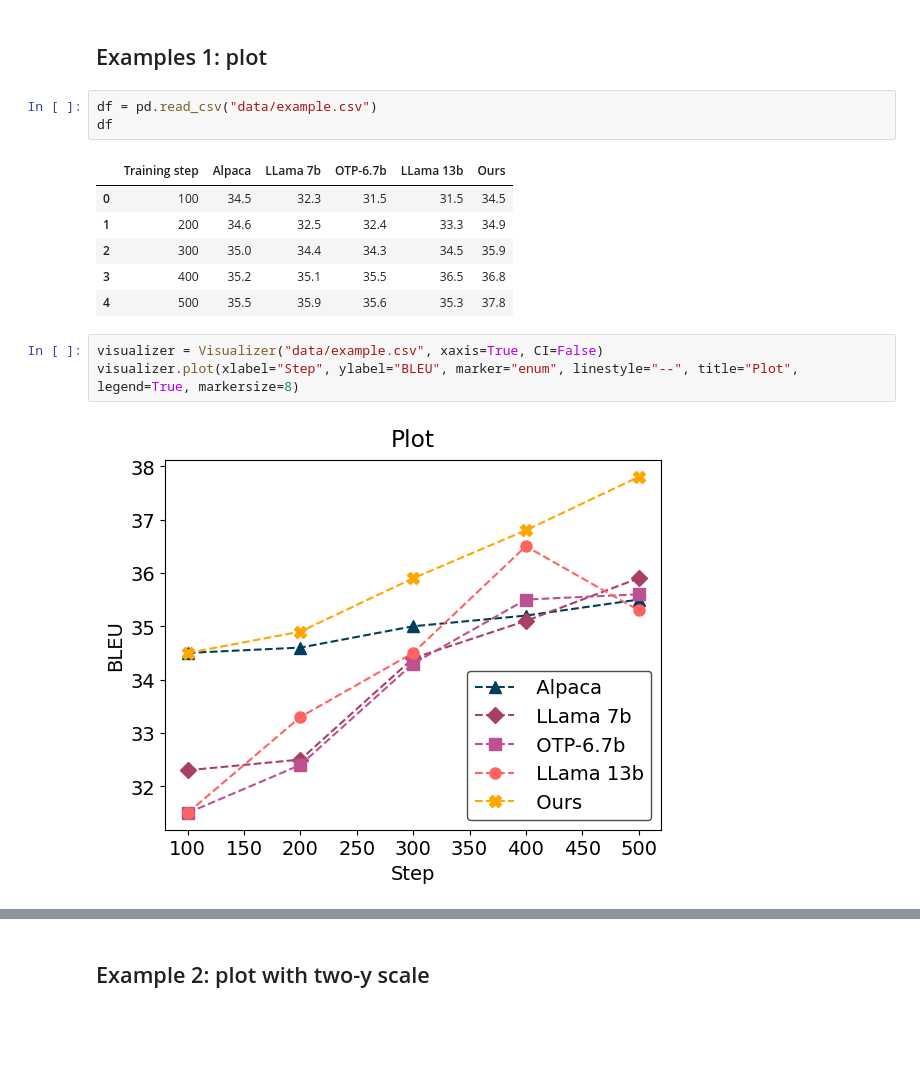
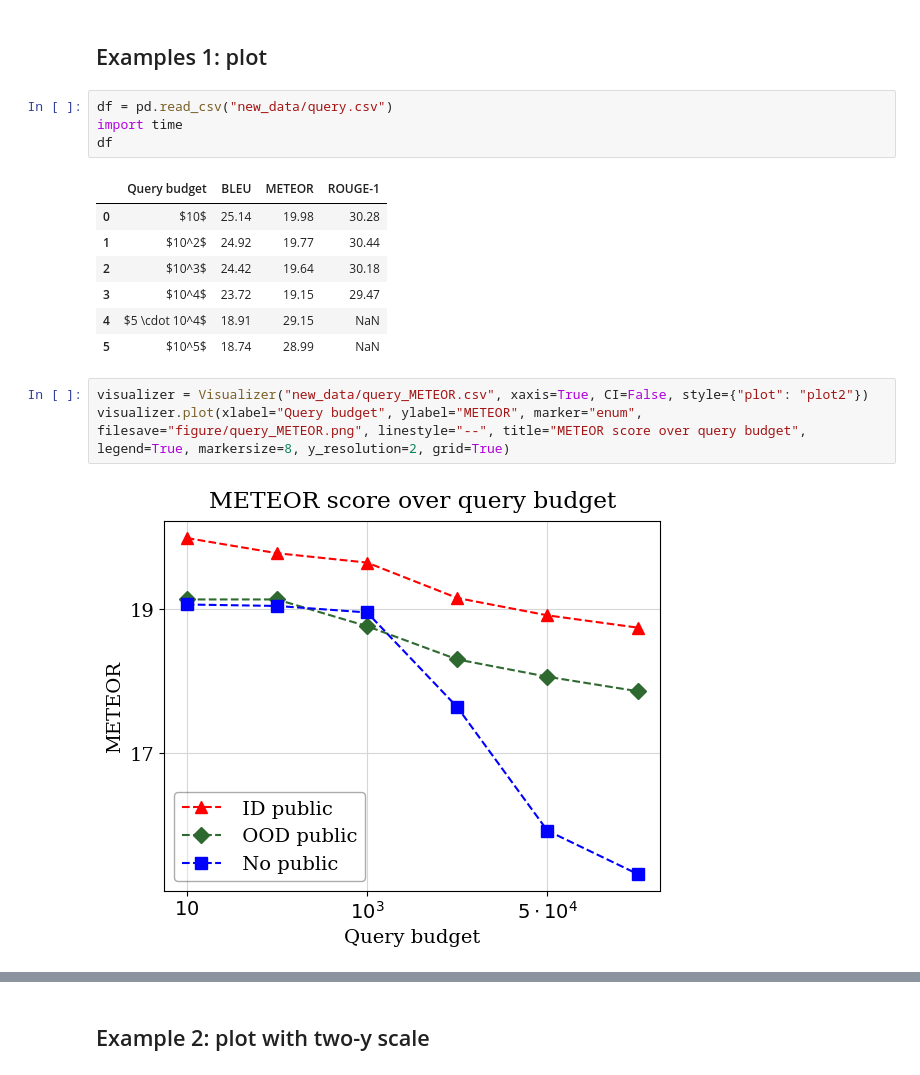
Before and after one commit to tjdgh3946/visualizer-, a Jupyter notebook: example.ipynb, the cells around one changed output, grey strips where cells are left out. Drawn from its saved outputs; the diff is of its cells as text; blank space fills up the shorter version.

```diff
--- a/example.ipynb
+++ b/example.ipynb
@@ -10,17 +37,19 @@ import pandas as pd
 # %% [markdown]
 ## Examples 1: plot
 # %%
-df = pd.read_csv("data/example.csv")
+df = pd.read_csv("new_data/query.csv")
+import time
 df
 # %% [output]
-|  | Training step | Alpaca | LLama 7b | OTP-6.7b | LLama 13b | Ours |
-| 0 | 100 | 34.5 | 32.3 | 31.5 | 31.5 | 34.5 |
-| 1 | 200 | 34.6 | 32.5 | 32.4 | 33.3 | 34.9 |
-| 2 | 300 | 35.0 | 34.4 | 34.3 | 34.5 | 35.9 |
-| 3 | 400 | 35.2 | 35.1 | 35.5 | 36.5 | 36.8 |
-| 4 | 500 | 35.5 | 35.9 | 35.6 | 35.3 | 37.8 |
+|  | Query budget | BLEU | METEOR | ROUGE-1 |
+| 0 | $10$ | 25.14 | 19.98 | 30.28 |
+| 1 | $10^2$ | 24.92 | 19.77 | 30.44 |
+| 2 | $10^3$ | 24.42 | 19.64 | 30.18 |
+| 3 | $10^4$ | 23.72 | 19.15 | 29.47 |
+| 4 | $5 \cdot 10^4$ | 18.91 | 29.15 | NaN |
+| 5 | $10^5$ | 18.74 | 28.99 | NaN |
 # %%
-visualizer = Visualizer("data/example.csv", xaxis=True, CI=False)
-visualizer.plot(xlabel="Step", ylabel="BLEU", marker="enum", linestyle="--", title="Plot", legend=True, markersize=8)
+visualizer = Visualizer("new_data/query_METEOR.csv", xaxis=True, CI=False, style={"plot": "plot2"})
+visualizer.plot(xlabel="Query budget", ylabel="METEOR", marker="enum", filesave="figure/query_METEOR.png", linestyle="--", title="METEOR score over query budget", legend=True, markersize=8, y_resolution=2, grid=True)
 # %% [output]
-[figure, old version]
+[figure, new version]
```
Also changed, not shown: parts of 18 cells of this notebook, 51 other files.
